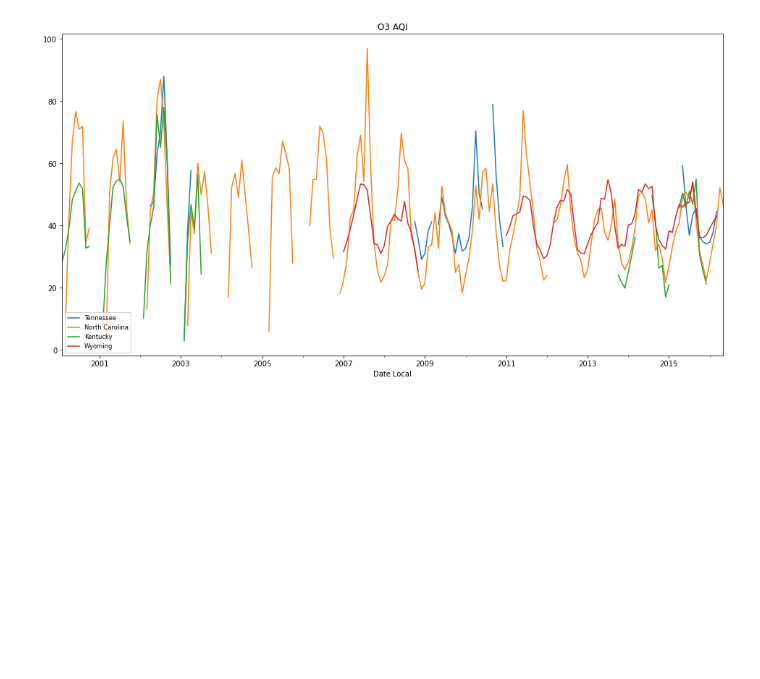
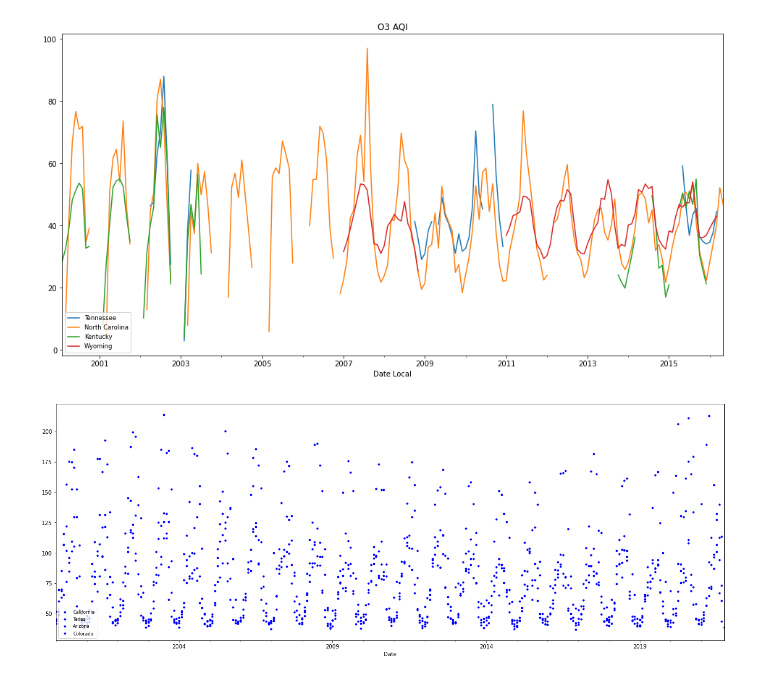
Before and after one commit to alpacanonymous/capstone, a Jupyter notebook: visualizations_O3.ipynb, the cells around one changed output. Drawn from its saved outputs; the diff is of its cells as text; code cells hidden in the pictures; blank space fills up the shorter version.

```diff
--- a/visualizations_O3.ipynb
+++ b/visualizations_O3.ipynb
@@ -8,7 +8,7 @@ import seaborn as sns
 import warnings
 warnings.filterwarnings('ignore')
 # %%
-O3 = pd.read_csv('O3trim.csv')
+O3 = pd.read_csv('data/O3trim.csv')
 # %%
 O3
 # %% [output]
@@ -179,5 +179,5 @@ Index(['Not in a city', 'Shaver Lake', 'Mineral King', 'Crestline'], dtype='obje
 # %%
-poll = pd.read_csv("pollution_us_2000_2016.csv")
+poll = pd.read_csv("data/pollution_us_2000_2016.csv")
 # %%
 poll = poll.drop(['Unnamed: 0','State Code','County Code','Site Num',
                   'Address','NO2 Units','O3 Units','SO2 Units','CO Units'],axis=1)
@@ -209,3 +205,11 @@ plt.title('O3 AQI')
 # %% [output]
 Text(0.5, 1.0, 'O3 AQI')
 [figure]
+# %%
+plt.figure(figsize=(22,8))
+for i in range(len(O3top)):
+    O3aqi.get_group(O3top[i]).groupby(pd.Grouper(level='Date',freq='M')).mean().plot(style='b.')
+plt.legend(O3top,loc=3,fontsize='small')
+plt.show()
+# %% [output]
+[figure, added]
```
Also changed, not shown: parts of 22 cells of this notebook, 8 other files.
